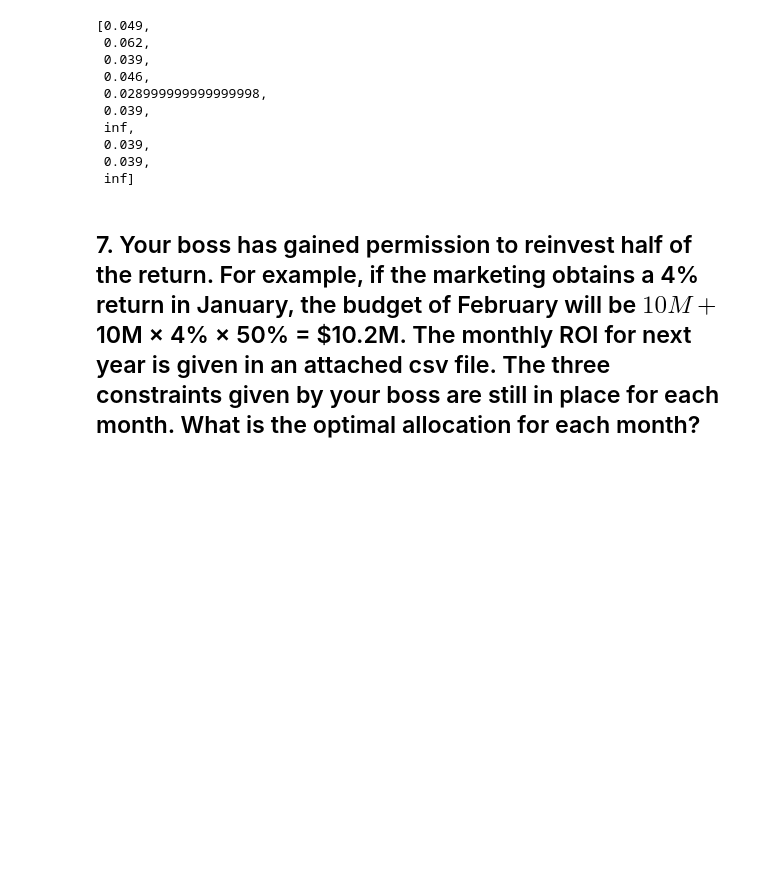
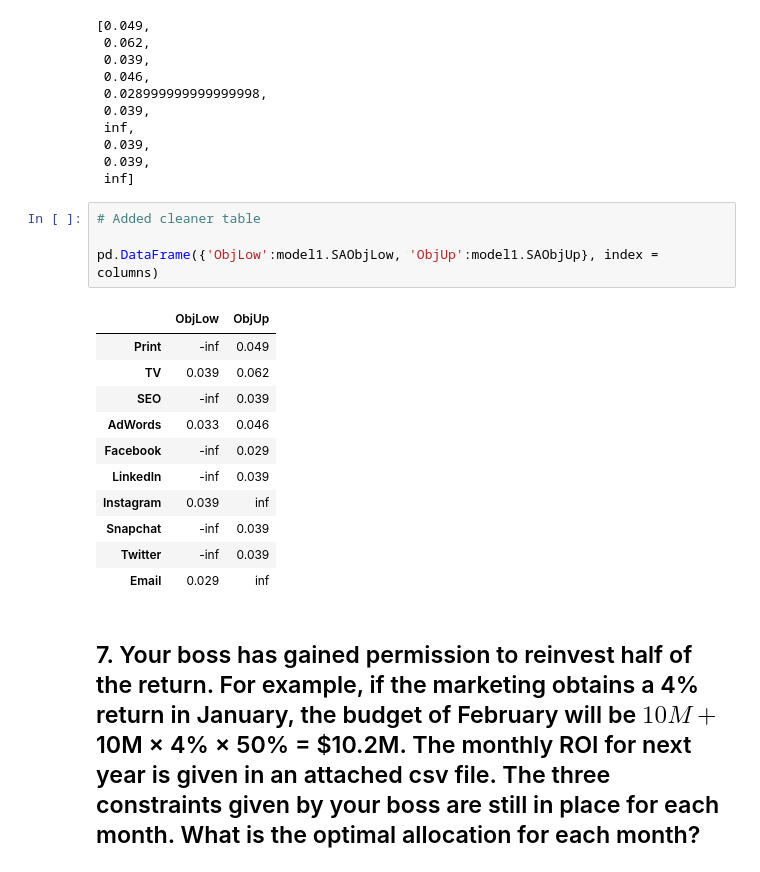
Before and after one commit to CarsonJMullen/BAX358_Project1, a Jupyter notebook: Project1.ipynb, the cells around one changed output. Drawn from its saved outputs; the diff is of its cells as text; blank space fills up the shorter version.

```diff
--- a/Project1.ipynb
+++ b/Project1.ipynb
@@ -183,6 +199,22 @@ model1.SAObjUp
  0.039,
  0.039,
  inf]
+# %%
+# Added cleaner table
+
+pd.DataFrame({'ObjLow':model1.SAObjLow, 'ObjUp':model1.SAObjUp}, index = columns)
+# %% [output]
+|  | ObjLow | ObjUp |
+| Print | -inf | 0.049 |
+| TV | 0.039 | 0.062 |
+| SEO | -inf | 0.039 |
+| AdWords | 0.033 | 0.046 |
+| Facebook | -inf | 0.029 |
+| LinkedIn | -inf | 0.039 |
+| Instagram | 0.039 | inf |
+| Snapchat | -inf | 0.039 |
+| Twitter | -inf | 0.039 |
+| Email | 0.029 | inf |
 # %% [markdown]
 ## 7. Your boss has gained permission to reinvest half of the return. For example, if the marketing obtains a 4% return in January, the budget of February will be $10M + $10M × 4% × 50% = $10.2M. The monthly ROI for next year is given in an attached csv file. The three constraints given by your boss are still in place for each month. What is the optimal allocation for each month?
 # %%
```
Also changed, not shown: parts of 1 cell of this notebook.
